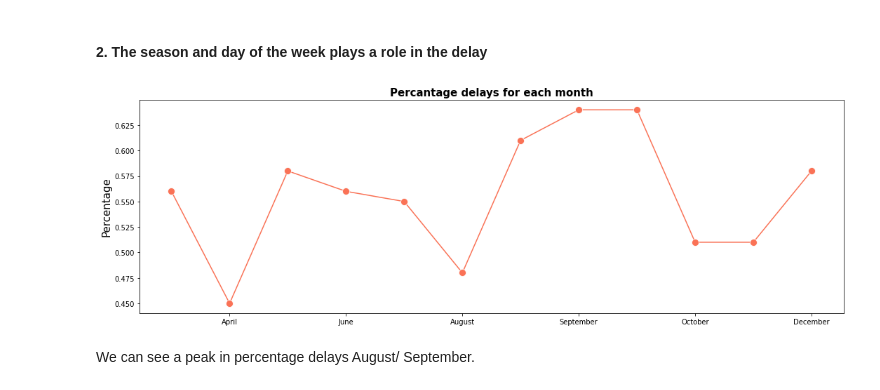
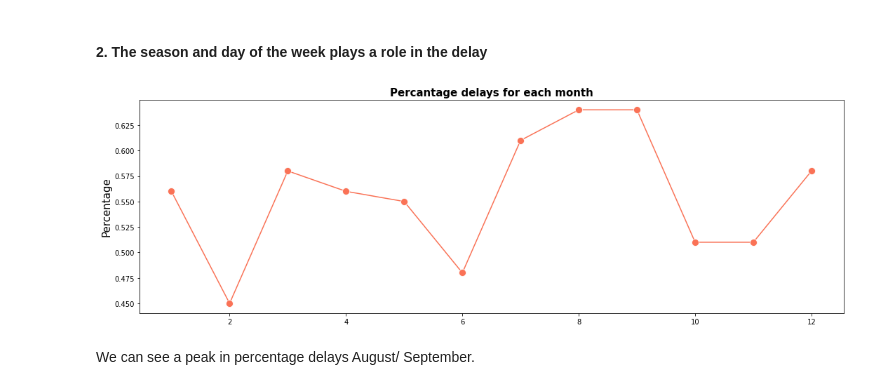
Before and after one commit to MalinSoetbeer/flight_delayed_challenge, a Jupyter notebook: flight_delayed_EDA.ipynb, the cells around one changed output. Drawn from its saved outputs; the diff is of its cells as text; code cells hidden in the pictures.

```diff
--- a/flight_delayed_EDA.ipynb
+++ b/flight_delayed_EDA.ipynb
@@ -408,16 +403,16 @@ df
 # %%
 months_mean = train_airport_df.groupby('flight_month').mean().reset_index().round(2)
 
 fig, ax = plt.subplots(figsize=(15,5))
 ax = sns.lineplot(x="flight_month",y ='delayed', data=months_mean, marker="o",markersize=10,palette=colors_palette[4])
 ax.set_ylabel("Percentage",fontsize=15)
 ax.set_xlabel("")
-ax.set_xticklabels(labels=["February","April","June","August","September","October","December"])
+
 ax.set_title("Percantage delays for each month",fontweight="bold",fontsize=15)
 
 plt.tight_layout()
 # %% [output]
-[figure, old version]
+[figure, new version]
 # %% [markdown]
 We can see a peak in percentage delays August/ September.
 # %%
```
Also changed, not shown: parts of 2 cells of this notebook, 6 other files.
